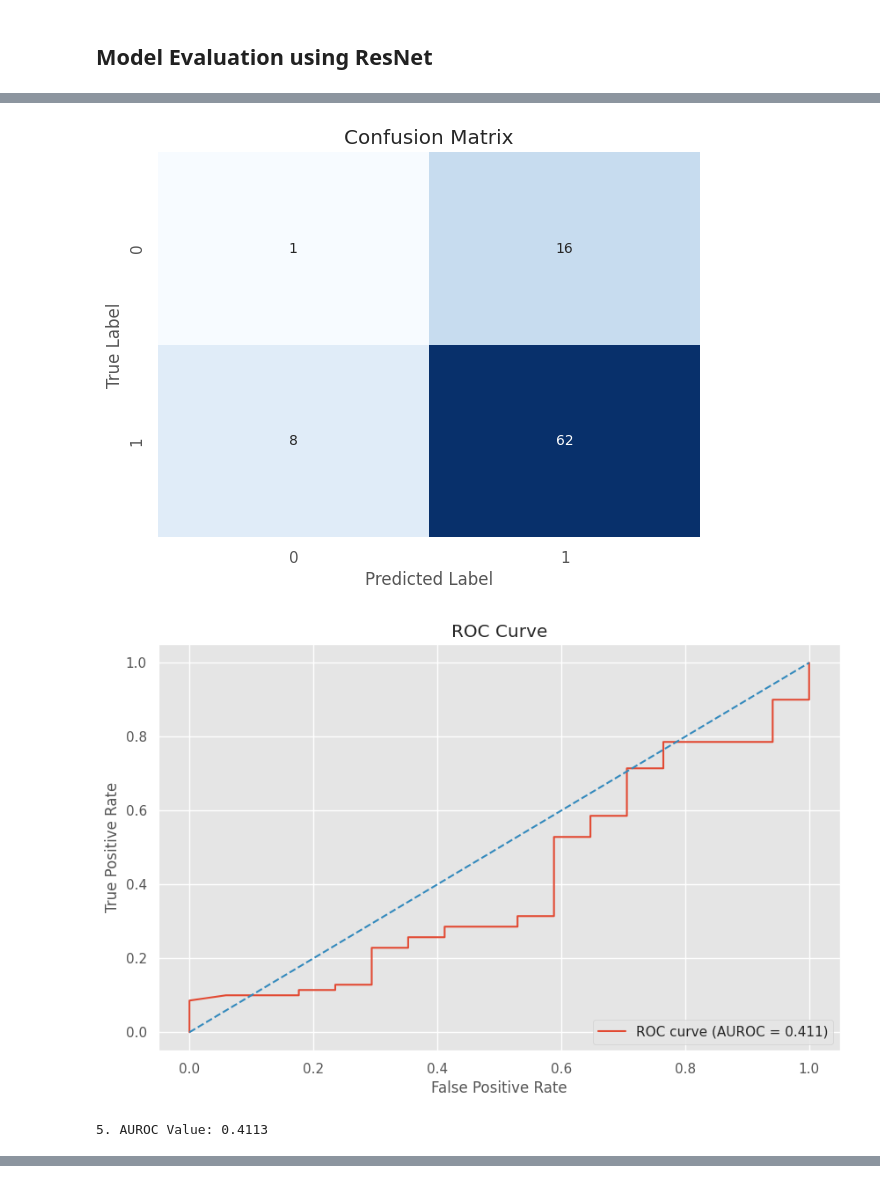
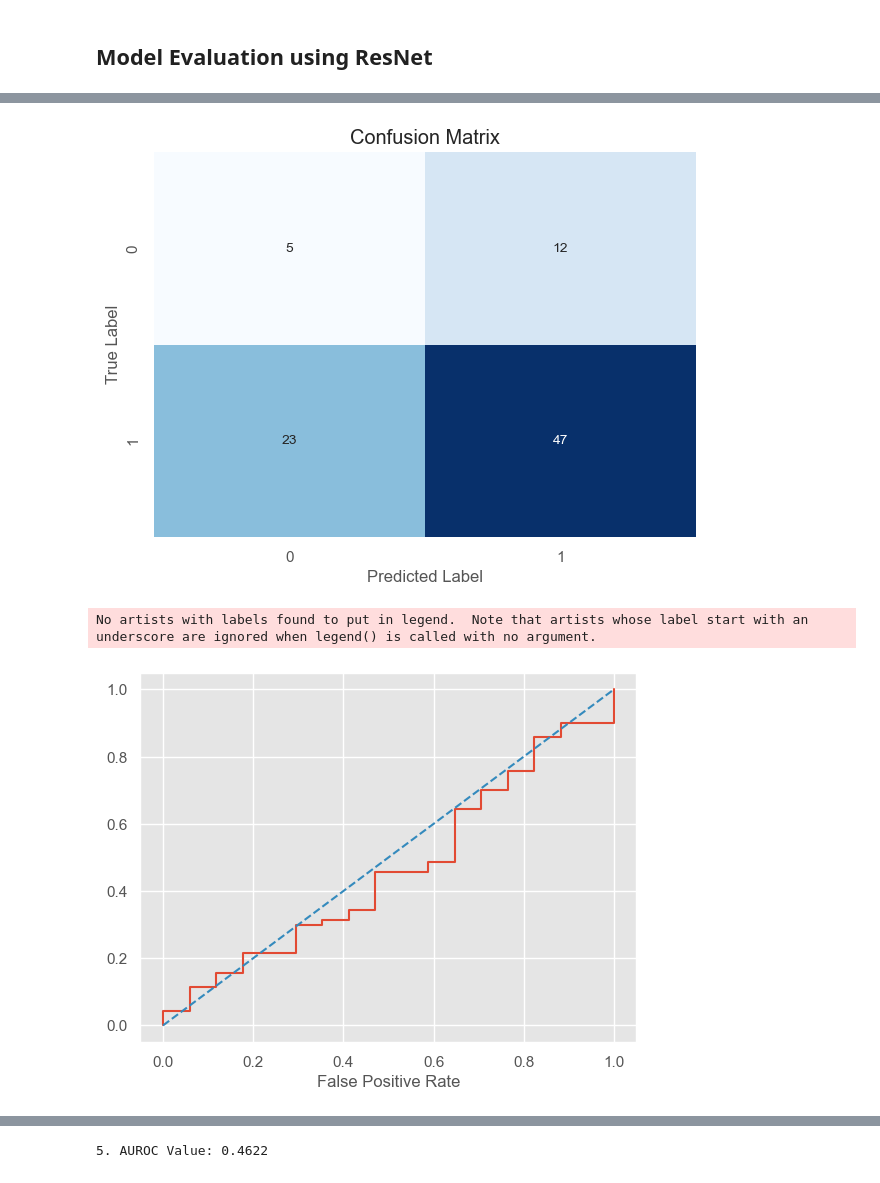
Before and after one commit to Edw2001/PD-Prediction, a Jupyter notebook: baseline_not_pretrained.ipynb, the cells around one changed output, grey strips where cells are left out. Drawn from its saved outputs; the diff is of its cells as text; code cells hidden in the pictures.

```diff
--- a/baseline_not_pretrained.ipynb
+++ b/baseline_not_pretrained.ipynb
@@ -94,7 +94,7 @@ def extract_features(dataloader):
     return features, labels
 # %%
 # Load data from the directory containing labeled images.
-dataloader = load_data('/content/drive/MyDrive/complete_data')
+dataloader = load_data('C:\\Users\\Zhongyao Wang\\Desktop\\complete_data')
 # Extract features using the ResNet model.
 features, labels = extract_features(dataloader)
 
@@ -210,6 +210,7 @@ from sklearn.metrics import (
 )
 import matplotlib.pyplot as plt
 import seaborn as sns
+np.random.seed(51)
 
 # Data preprocessing steps:
 # 1. Resize image to 256 pixels on the shorter side.
@@ -224,7 +225,7 @@ preprocess = transforms.Compose([
 ])
 
 # Load the dataset using ImageFolder.
-dataset_path = '/content/drive/MyDrive/complete_data'
+dataset_path = 'C:\\Users\\Zhongyao Wang\\Desktop\\complete_data'
 dataset = datasets.ImageFolder(dataset_path, transform=preprocess)
 
 # Split the dataset into training and validation sets using indices.
@@ -247,8 +248,11 @@ num_ftrs = resnet.fc.in_features
 resnet.fc = nn.Linear(num_ftrs, 2)
 
 # Move the model to the GPU if available.
+torch.manual_seed(42)
+
 if torch.cuda.is_available():
-    resnet = resnet.cuda()
+    torch.cuda.manual_seed_all(42)
+    print("cuda")
 
 # Loss and optimizer setup:
 # Use CrossEntropyLoss for classification and SGD with momentum for optimization.
@@ -331,10 +335,10 @@ plt.show()
 
 # Generate and plot the ROC curve.
 fpr, tpr, _ = roc_curve(y_true, y_scores)
-plt.figure(figsize=(10, 6))
 plt.plot(fpr, tpr, label=f'ROC curve (AUROC = {roc_auc:.3f})')
 plt.plot([0, 1], [0, 1], linestyle='--')
 plt.xlabel('False Positive Rate')
+plt.figure(figsize=(10, 6))
 plt.ylabel('True Positive Rate')
 plt.title('ROC Curve')
 plt.legend(loc="lower right")
@@ -363,3 +367,3 @@ Epoch 12, Loss: 1.0218405312970253
-[figure, old version]
+[figure, new version]
+No artists with labels found to put in legend.  Note that artists whose label start with an underscore are ignored when legend() is called with no argument.
-[figure, old version]
+[figure, new version]
-5. AUROC Value: 0.4113
@@ -365,0 +371 @@ Epoch 12, Loss: 1.0218405312970253
+5. AUROC Value: 0.4622
```
Also changed, not shown: parts of 5 cells of this notebook.
